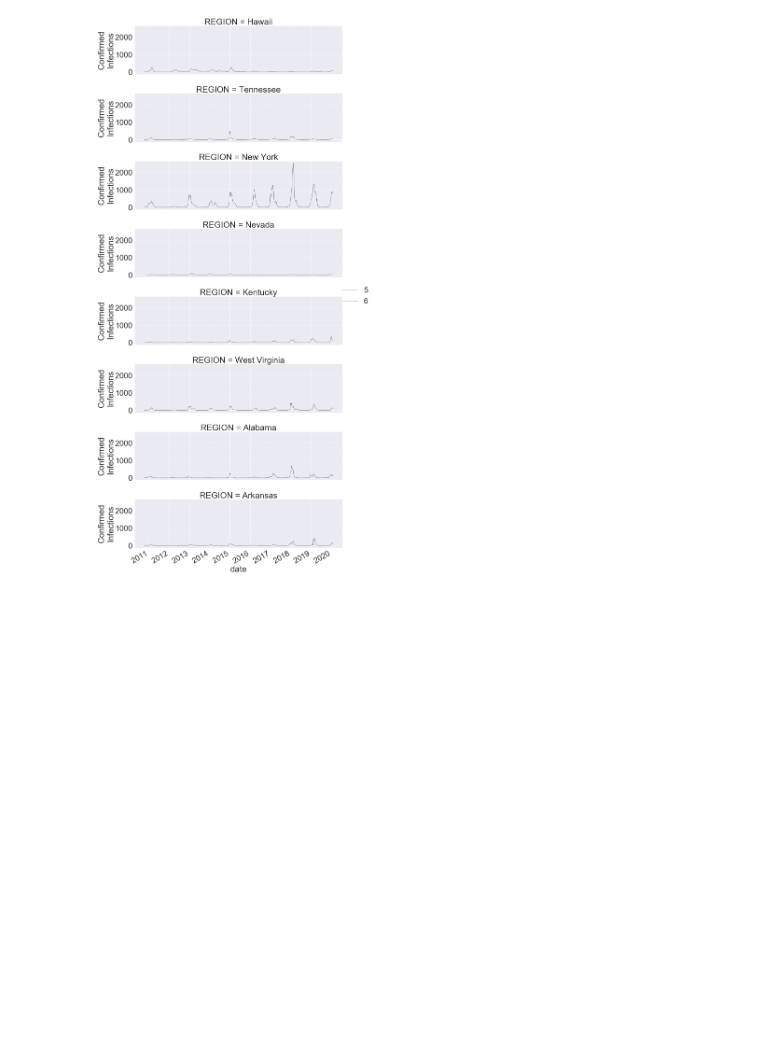
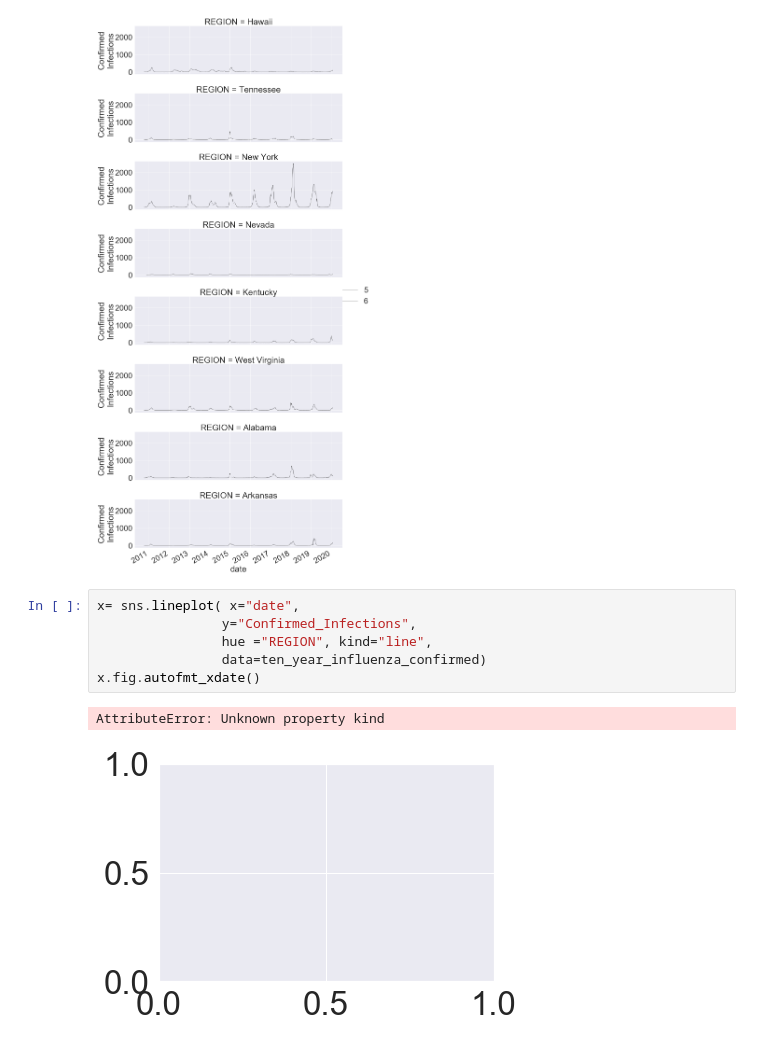
Before and after one commit to clayton-summitt/Influenza, a Jupyter notebook: CDC_Influenza_surveillance_by_state.ipynb, the cells around one changed output. Drawn from its saved outputs; the diff is of its cells as text; blank space fills up the shorter version.

```diff
--- a/CDC_Influenza_surveillance_by_state.ipynb
+++ b/CDC_Influenza_surveillance_by_state.ipynb
@@ -127,3 +199,12 @@ plt.plot()
 # %% [output]
 []
 [figure]
+# %%
+x= sns.lineplot( x="date",
+                y="Confirmed_Infections",
+                hue ="REGION", kind="line",
+                data=ten_year_influenza_confirmed)
+x.fig.autofmt_xdate()
+# %% [output]
+AttributeError: Unknown property kind
+[figure, added]
```
Also changed, not shown: parts of 11 cells of this notebook.
